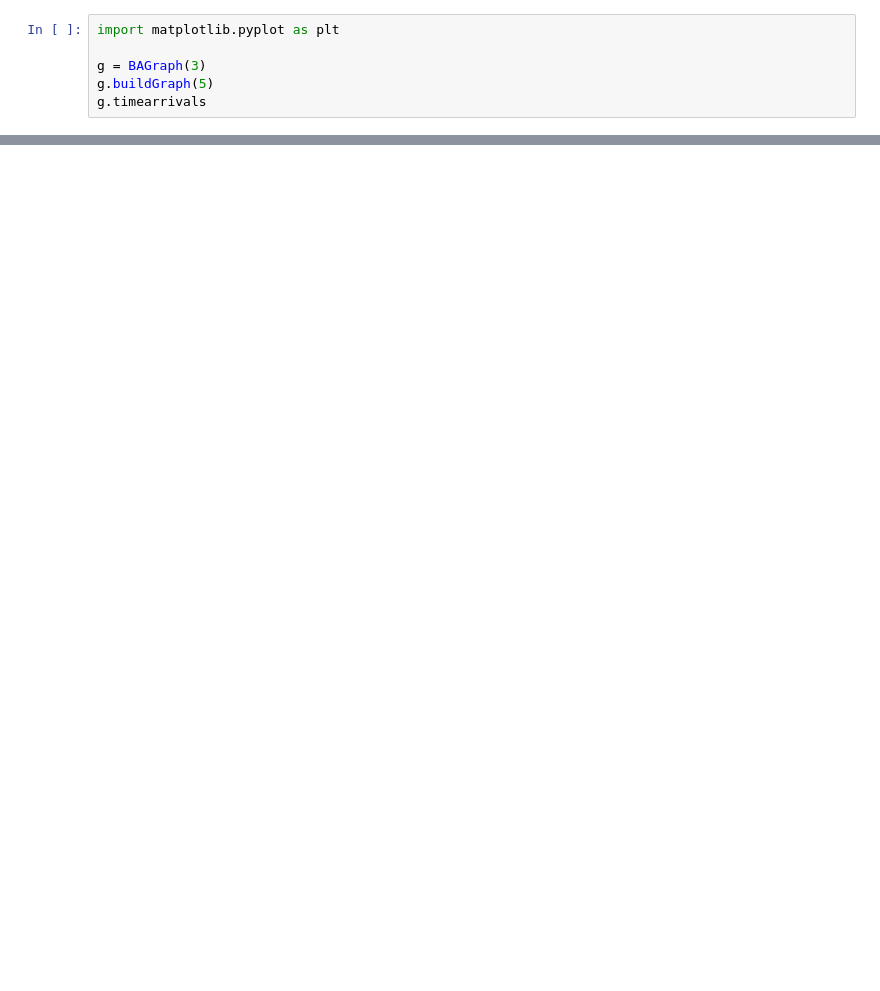
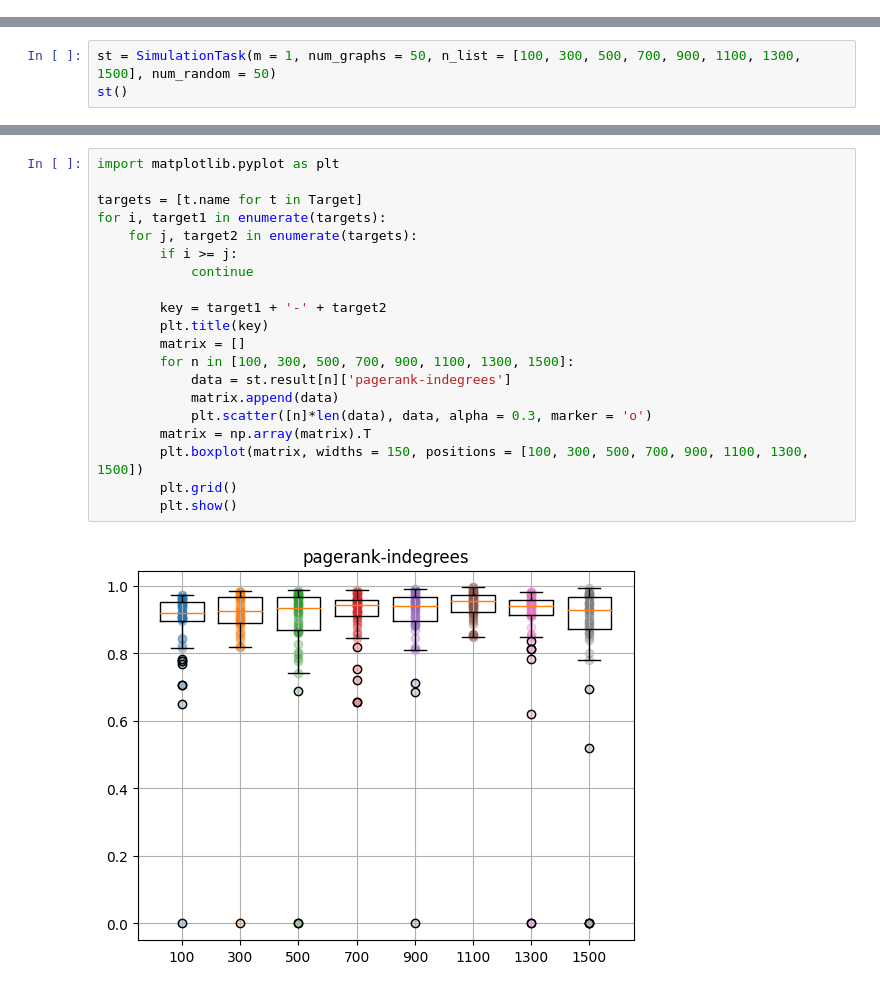
Before and after one commit to RobertAttilaMagyar/applied_stoch_project, a Jupyter notebook: scratch.ipynb, the cells around one changed output, grey strips where cells are left out. Saved outputs shown, nothing was run; the diff lists cells and outputs as text; blank space fills up the shorter version.

Commit message:
Simulation task and changing to inheritance

```diff
--- a/scratch.ipynb
+++ b/scratch.ipynb
@@ -86,6 +77,0 @@ class BAGraph:
-# %%
-import matplotlib.pyplot as plt
-
-g = BAGraph(3)
-g.buildGraph(5)
-g.timearrivals
@@ -97,0 +164,3 @@ InDegreeView({0: 2, 1: 2, 2: 3, 3: 3, 4: 3, 5: 2, 6: 0, 7: 0})
+# %%
+st = SimulationTask(m = 1, num_graphs = 50, n_list = [100, 300, 500, 700, 900, 1100, 1300, 1500], num_random = 50)
+st()
@@ -97,0 +185,22 @@ InDegreeView({0: 2, 1: 2, 2: 3, 3: 3, 4: 3, 5: 2, 6: 0, 7: 0})
+# %%
+import matplotlib.pyplot as plt
+
+targets = [t.name for t in Target]
+for i, target1 in enumerate(targets):
+    for j, target2 in enumerate(targets):
+        if i >= j:
+            continue
+
+        key = target1 + '-' + target2
+        plt.title(key)
+        matrix = []
+        for n in [100, 300, 500, 700, 900, 1100, 1300, 1500]:
+            data = st.result[n]['pagerank-indegrees']
+            matrix.append(data)
+            plt.scatter([n]*len(data), data, alpha = 0.3, marker = 'o')
+        matrix = np.array(matrix).T
+        plt.boxplot(matrix, widths = 150, positions = [100, 300, 500, 700, 900, 1100, 1300, 1500])
+        plt.grid()
+        plt.show()
+# %% [output]
+[figure, added]
```
Also changed, not shown: parts of 11 cells of this notebook.
